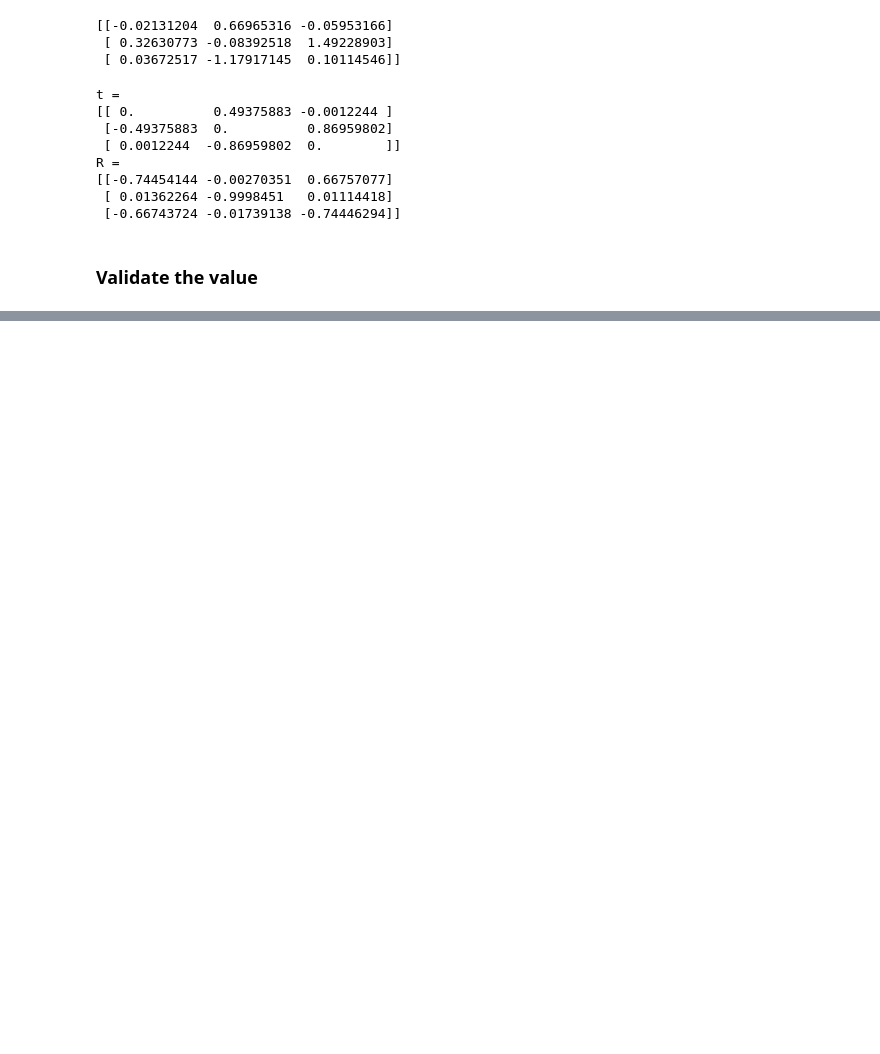
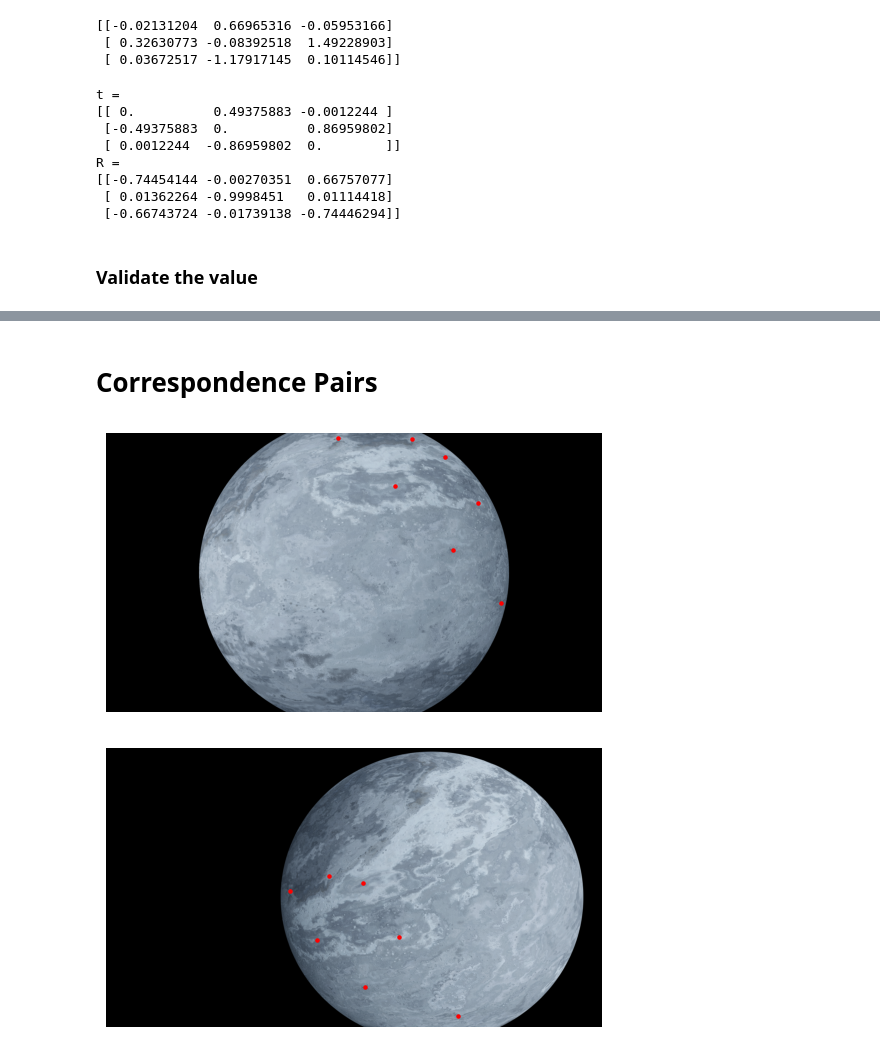
Before and after one commit to GrakePch/2024CV_FinalProject_StarCartographer, a Jupyter notebook: main2.ipynb, the cells around one changed output, grey strips where cells are left out. Saved outputs shown, nothing was run; the diff lists cells and outputs as text; code cells hidden in the pictures; blank space fills up the shorter version.

```diff
--- a/main2.ipynb
+++ b/main2.ipynb
@@ -150,0 +223,13 @@ print(trans56_norm)
+# %% [markdown]
+# Correspondence Pairs
+# %%
+f = open(PATH_PAIRS + "6_7" + ".json")
+p67 = json.load(f)
+
+p67_6 = np.array(p67["6"])
+p67_7 = np.array(p67["7"])
+ld.showImgWithPts(img6, p67_6)
+ld.showImgWithPts(img7, p67_7)
+# %% [output]
+[figure, added]
+[figure, added]
```
Also changed, not shown: parts of 35 cells of this notebook, 13 other files.
